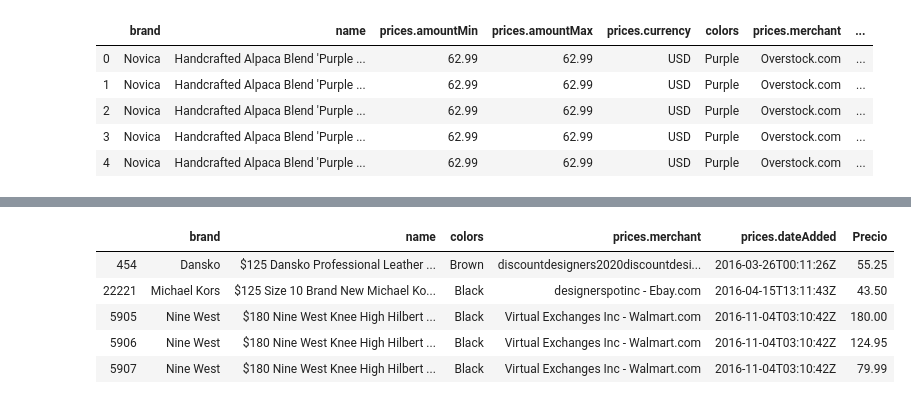
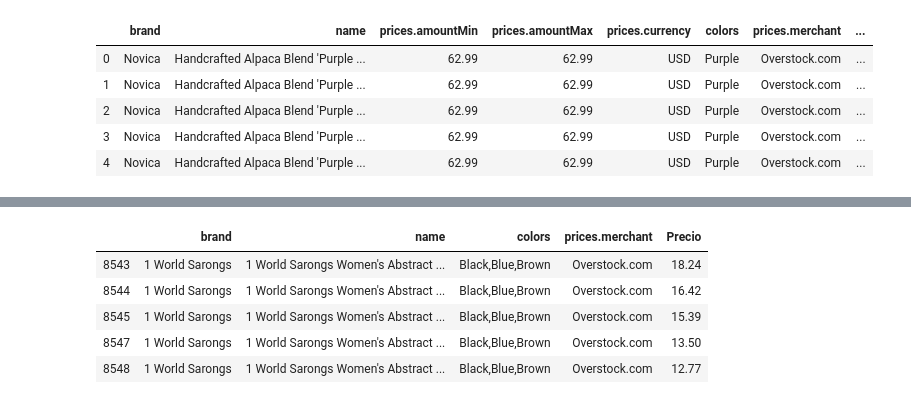
Before and after one commit to Miriam1999/PROYECTO-CDIN, a Jupyter notebook: Equipo9_ProyectoEntrega1.ipynb, the cells around one changed output, grey strips where cells are left out. Saved outputs shown, nothing was run; the diff lists cells and outputs as text; code cells hidden in the pictures.

```diff
--- a/Equipo9_ProyectoEntrega1.ipynb
+++ b/Equipo9_ProyectoEntrega1.ipynb
@@ -58,8 +59,7 @@ report
 | Unnamed: 51 | object | 33800 | 1 | 1 | NaN | NaN |
 # %%
 # Seleccionar columnas útiles para los insigths y limpieza de datos
-data = data[["brand", "name", "prices.amountMin", "prices.amountMax", "prices.currency", "colors", "prices.merchant",
-             "prices.dateAdded"]]
+data = data[["brand", "name", "prices.amountMin", "prices.amountMax", "prices.currency", "colors", "prices.merchant"]]
 # Mostrar nueva base de datos
 data.head(5)
 # %% [output]
@@ -124,0 +125,5 @@ data.head(5)
+# %%
+# Eliminar filas duplicadas
+data.drop_duplicates(inplace = True)
+# Mostrar los datos
+data.head(5)
@@ -125,12 +137,12 @@ data.head(5)
 # %%
-# Ordenar el dataset por nombre del modelo y después por fecha (para poder quedarse sólo con los datos de la última fecha)
-data.sort_values(["name", "prices.dateAdded"], inplace = True)
+# Ordenar los datos para poder trabjar el dataset y poder hacer el promedio para zapatos iguales pero de diferente precio
+data.sort_values(["brand", "name", "colors", "prices.merchant"] , inplace = True)
 # Mostrar datos
 data.head(5)
 # %% [output]
-|  | brand | name | colors | prices.merchant | prices.dateAdded | Precio |
-| 454 | Dansko | $125 Dansko Professional Leather ... | Brown | discountdesigners2020discountdesi... | 2016-03-26T00:11:26Z | 55.25 |
-| 22221 | Michael Kors | $125 Size 10 Brand New Michael Ko... | Black | designerspotinc - Ebay.com | 2016-04-15T13:11:43Z | 43.50 |
-| 5905 | Nine West | $180 Nine West Knee High Hilbert ... | Black | Virtual Exchanges Inc - Walmart.com | 2016-11-04T03:10:42Z | 180.00 |
-| 5906 | Nine West | $180 Nine West Knee High Hilbert ... | Black | Virtual Exchanges Inc - Walmart.com | 2016-11-04T03:10:42Z | 124.95 |
-| 5907 | Nine West | $180 Nine West Knee High Hilbert ... | Black | Virtual Exchanges Inc - Walmart.com | 2016-11-04T03:10:42Z | 79.99 |
+|  | brand | name | colors | prices.merchant | Precio |
+| 8543 | 1 World Sarongs | 1 World Sarongs Women's Abstract ... | Black,Blue,Brown | Overstock.com | 18.24 |
+| 8544 | 1 World Sarongs | 1 World Sarongs Women's Abstract ... | Black,Blue,Brown | Overstock.com | 16.42 |
+| 8545 | 1 World Sarongs | 1 World Sarongs Women's Abstract ... | Black,Blue,Brown | Overstock.com | 15.39 |
+| 8547 | 1 World Sarongs | 1 World Sarongs Women's Abstract ... | Black,Blue,Brown | Overstock.com | 13.50 |
+| 8548 | 1 World Sarongs | 1 World Sarongs Women's Abstract ... | Black,Blue,Brown | Overstock.com | 12.77 |
```
Also changed, not shown: parts of 13 cells of this notebook.
